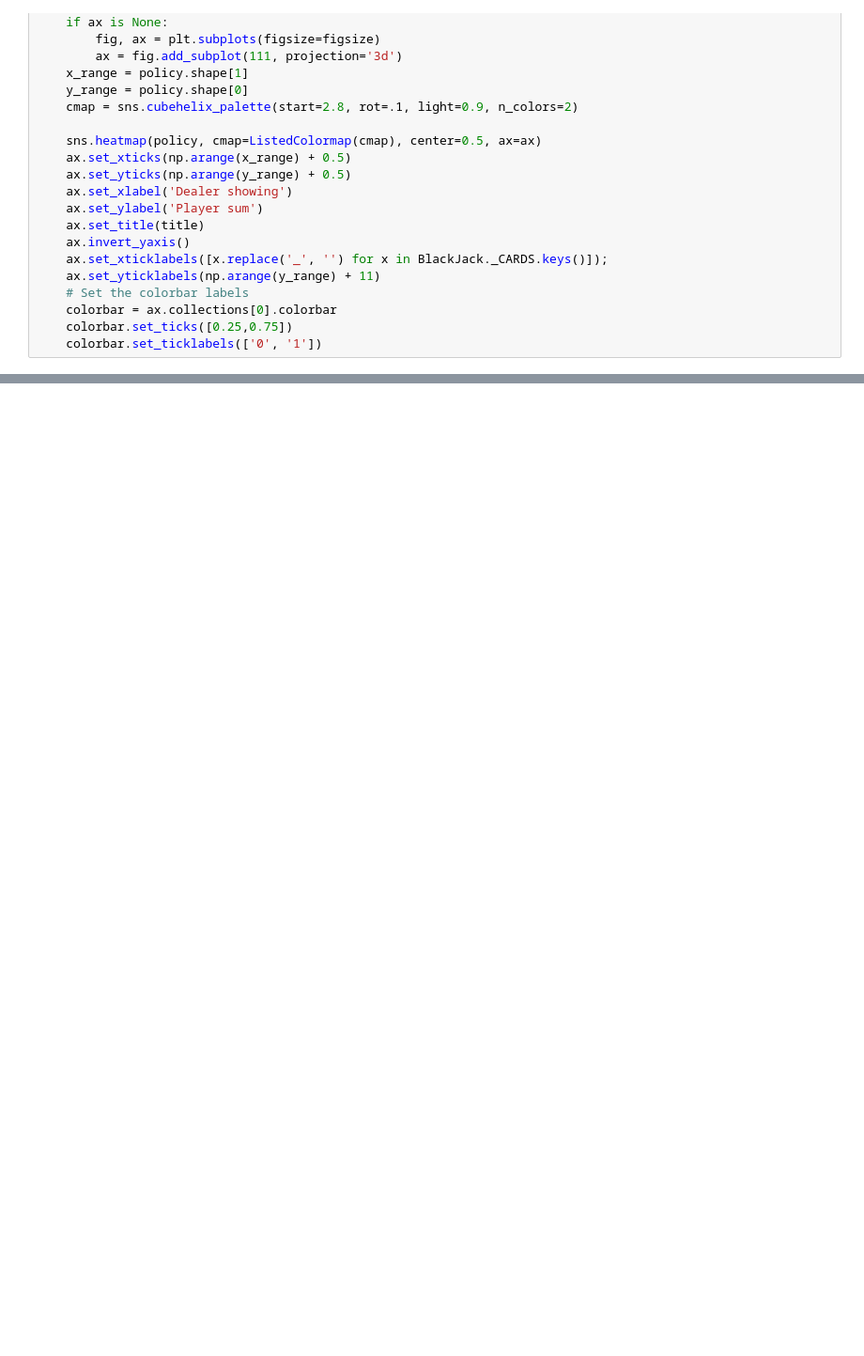
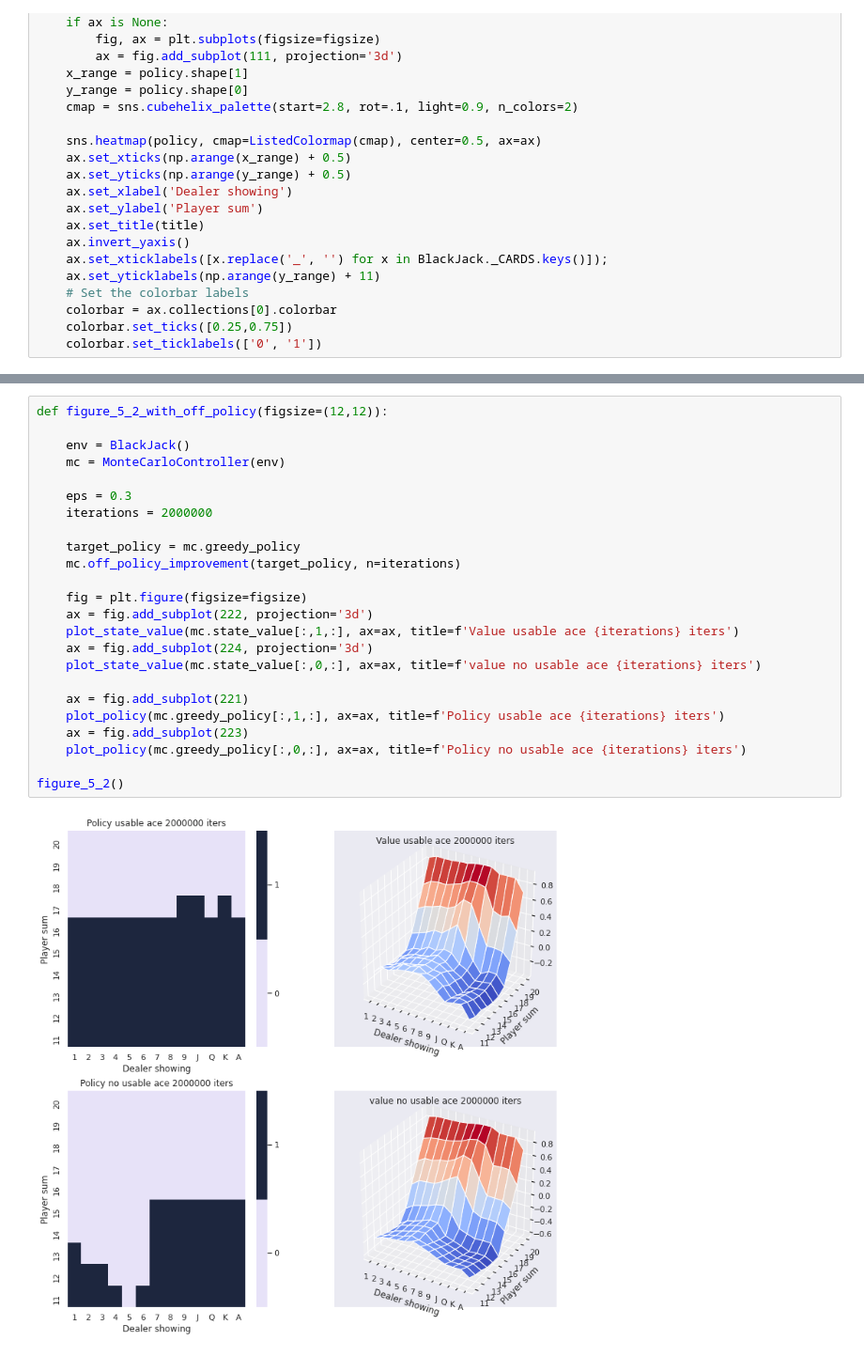
Before and after one commit to RDelg/rl-book, a Jupyter notebook: chapter5.ipynb, the cells around one changed output, grey strips where cells are left out. Shown at 94% size. Saved outputs shown, nothing was run; the diff lists cells and outputs as text; blank space fills up the shorter version.

```diff
--- a/chapter5.ipynb
+++ b/chapter5.ipynb
@@ -347,0 +367,26 @@ figure_5_2()
+# %%
+def figure_5_2_with_off_policy(figsize=(12,12)):
+
+    env = BlackJack()
+    mc = MonteCarloController(env)
+
+    eps = 0.3
+    iterations = 2000000
+
+    target_policy = mc.greedy_policy
+    mc.off_policy_improvement(target_policy, n=iterations)
+
+    fig = plt.figure(figsize=figsize)
+    ax = fig.add_subplot(222, projection='3d')
+    plot_state_value(mc.state_value[:,1,:], ax=ax, title=f'Value usable ace {iterations} iters')
+    ax = fig.add_subplot(224, projection='3d')
+    plot_state_value(mc.state_value[:,0,:], ax=ax, title=f'value no usable ace {iterations} iters')
+
+    ax = fig.add_subplot(221)
+    plot_policy(mc.greedy_policy[:,1,:], ax=ax, title=f'Policy usable ace {iterations} iters')
+    ax = fig.add_subplot(223)
+    plot_policy(mc.greedy_policy[:,0,:], ax=ax, title=f'Policy no usable ace {iterations} iters')
+
+figure_5_2()
+# %% [output]
+[figure, added]
```
Also changed, not shown: parts of 3 cells of this notebook.
